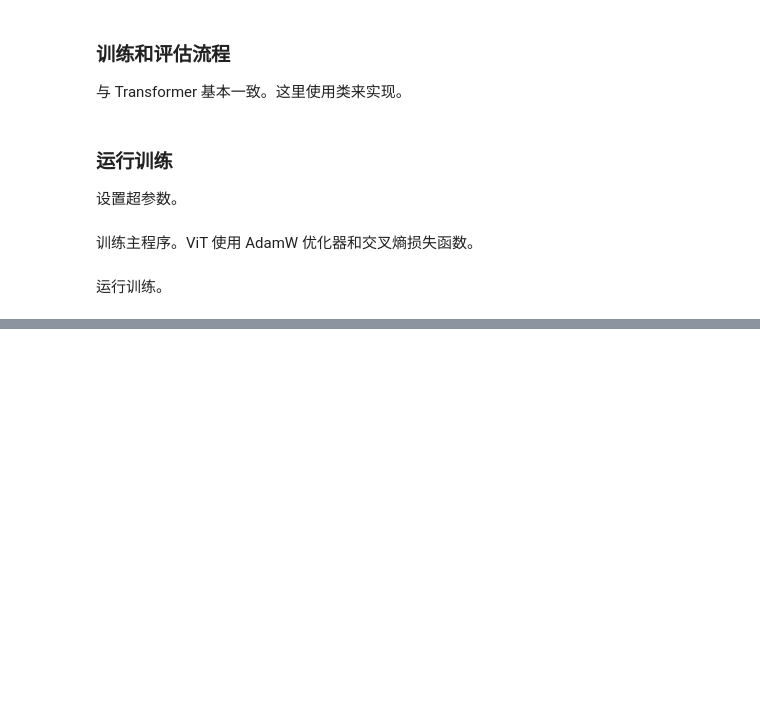
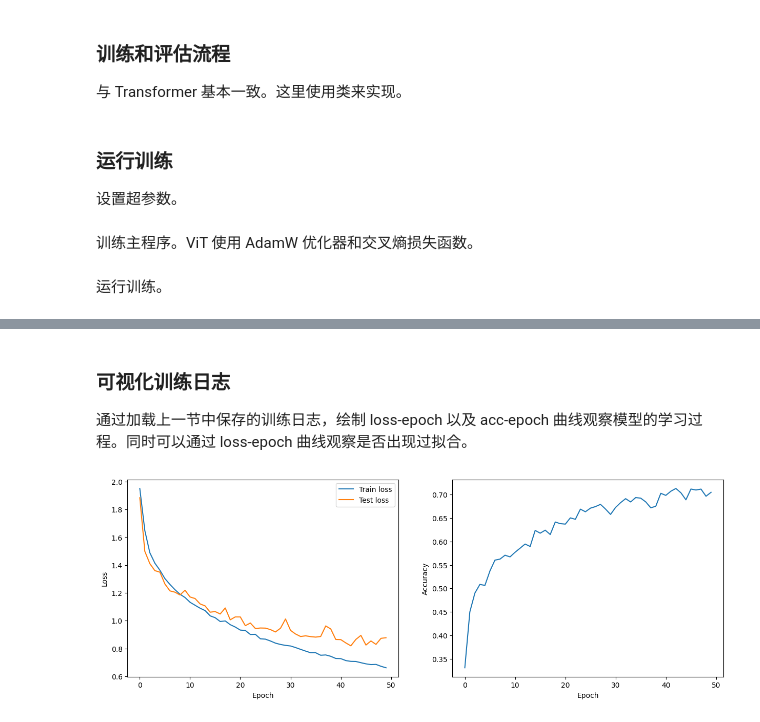
Before and after one commit to RainyTianyi/vit-from-scratch, a Jupyter notebook: vit_from_scratch.ipynb, the cells around one changed output, grey strips where cells are left out. Cells and saved outputs as stored; diff of their text form; code cells hidden in the pictures; blank space fills up the shorter version.

Commit message:
训练 50 个 epoch 并可视化。acc 约 70。

```diff
--- a/vit_from_scratch.ipynb
+++ b/vit_from_scratch.ipynb
@@ -637,9 +638,9 @@ class Trainer:
 
 设置超参数。
 # %%
-exp_name = 'vit-with-10-epochs' #@param {type: "string"}
-batch_size = 32                 #@param {type: "integer"}
-epochs = 10                     #@param {type: "integer"}
+exp_name = 'vit-with-50-epochs' #@param {type: "string"}
+batch_size = 512                 #@param {type: "integer"}
+epochs = 50                     #@param {type: "integer"}
 lr = 1e-2                       #@param {type: "number"}
 save_model_every = 0            #@param {type: "integer"}
 
@@ -669,0 +710,21 @@ if __name__ == '__main__':
+# %% [markdown]
+### 可视化训练日志
+
+通过加载上一节中保存的训练日志，绘制 loss-epoch 以及 acc-epoch 曲线观察模型的学习过程。同时可以通过 loss-epoch 曲线观察是否出现过拟合。
+# %%
+config, model, train_losses, test_losses, accuracies = load_experiment(exp_name)
+
+import matplotlib.pyplot as plt
+fig, (ax1, ax2) = plt.subplots(1, 2, figsize=(15, 5))
+ax1.plot(train_losses, label="Train loss")
+ax1.plot(test_losses, label="Test loss")
+ax1.set_xlabel("Epoch")
+ax1.set_ylabel("Loss")
+ax1.legend()
+ax2.plot(accuracies)
+ax2.set_xlabel("Epoch")
+ax2.set_ylabel("Accuracy")
+plt.savefig("metrics.png")
+plt.show()
+# %% [output]
+[figure, added]
```
Also changed, not shown: parts of 9 cells of this notebook, 1 other file.
